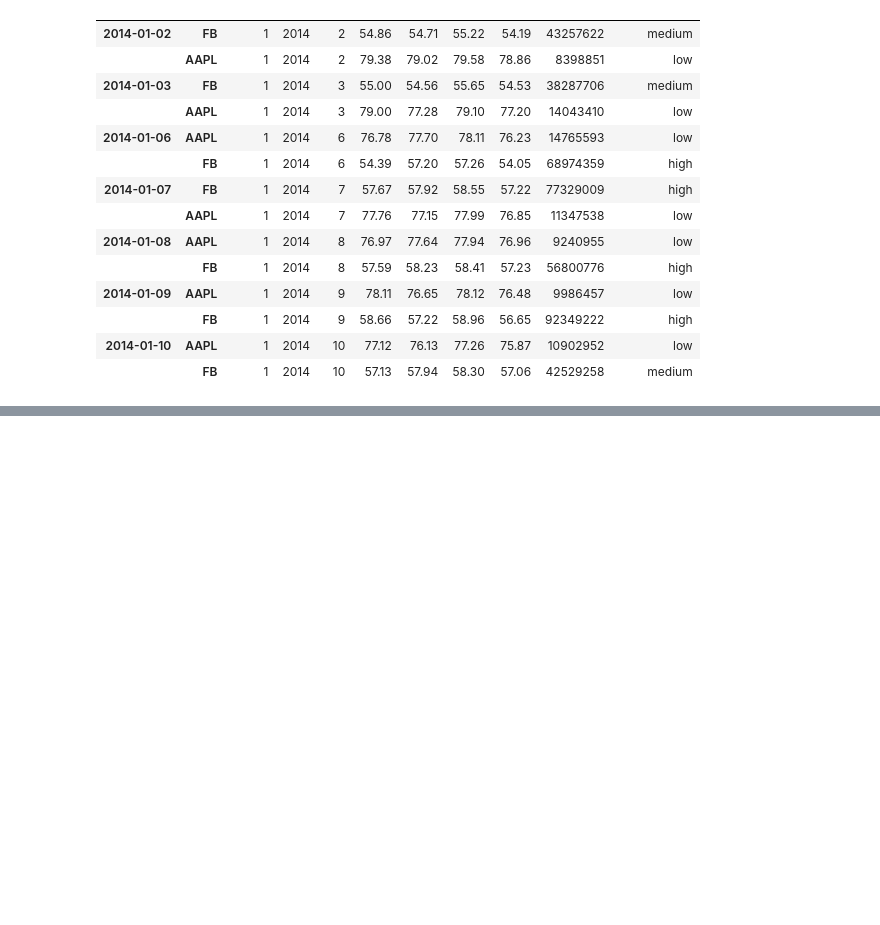
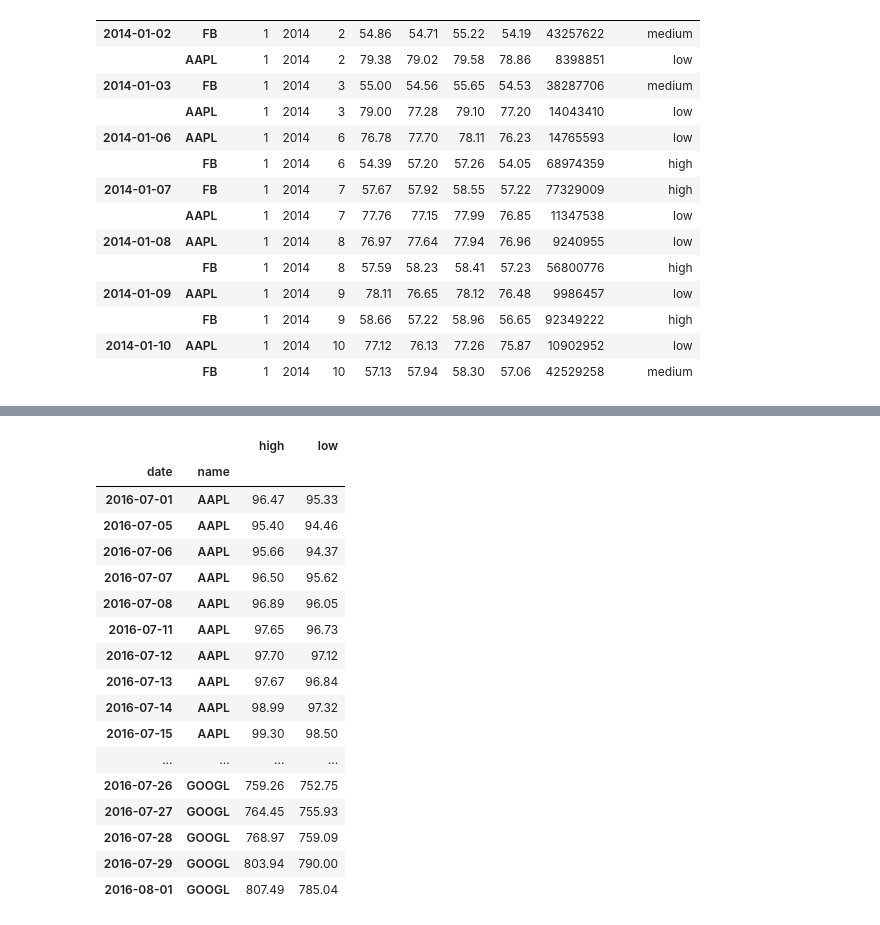
Before and after one commit to Narula901/Python-Library, a Jupyter notebook: Pandas/Practice Problems/Practice Problem - Going MultiDimensional - 2.ipynb, the cells around one changed output, grey strips where cells are left out. Saved outputs shown, nothing was run; the diff lists cells and outputs as text; code cells hidden in the pictures; blank space fills up the shorter version.

```diff
--- a/Pandas/Practice Problems/Practice Problem - Going MultiDimensional - 2.ipynb
+++ b/Pandas/Practice Problems/Practice Problem - Going MultiDimensional - 2.ipynb
@@ -162,0 +183,21 @@ tech.loc[(slice('2014-01-02', '2014-01-10'), ['FB', 'AAPL']), : ]
+# %%
+tech_df2.loc[(slice(None), ['AAPL', 'GOOGL']),['high','low']]
+# %% [output]
+|  |  | high | low |
+| date | name |  |  |
+| 2016-07-01 | AAPL | 96.47 | 95.33 |
+| 2016-07-05 | AAPL | 95.40 | 94.46 |
+| 2016-07-06 | AAPL | 95.66 | 94.37 |
+| 2016-07-07 | AAPL | 96.50 | 95.62 |
+| 2016-07-08 | AAPL | 96.89 | 96.05 |
+| 2016-07-11 | AAPL | 97.65 | 96.73 |
+| 2016-07-12 | AAPL | 97.70 | 97.12 |
+| 2016-07-13 | AAPL | 97.67 | 96.84 |
+| 2016-07-14 | AAPL | 98.99 | 97.32 |
+| 2016-07-15 | AAPL | 99.30 | 98.50 |
+| ... | ... | ... | ... |
+| 2016-07-26 | GOOGL | 759.26 | 752.75 |
+| 2016-07-27 | GOOGL | 764.45 | 755.93 |
+| 2016-07-28 | GOOGL | 768.97 | 759.09 |
+| 2016-07-29 | GOOGL | 803.94 | 790.00 |
+| 2016-08-01 | GOOGL | 807.49 | 785.04 |
```
Also changed, not shown: parts of 2 cells of this notebook.
